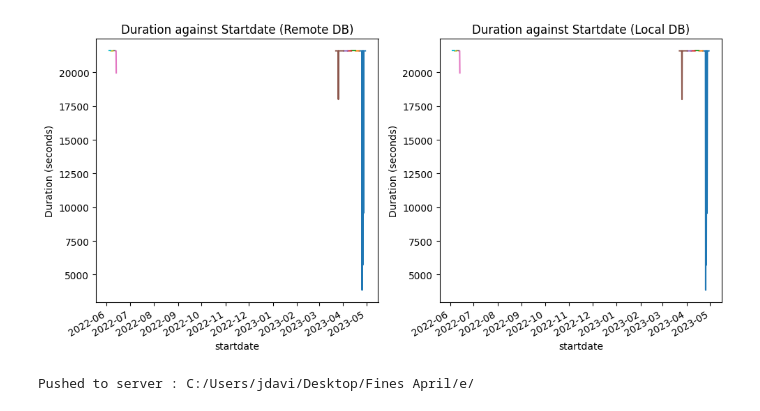
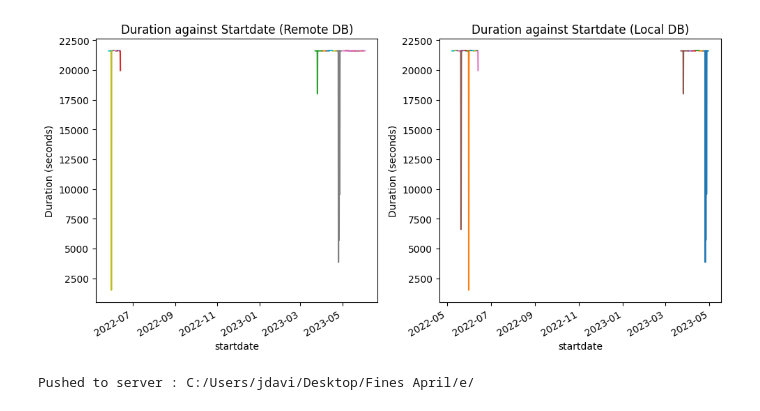
Before and after one commit to jondo89/StackerM, a Jupyter notebook: Fines/2 - Get CSV Files - Fines.ipynb, the cells around one changed output. Drawn from its saved outputs; the diff is of its cells as text; code cells hidden in the pictures.

```diff
--- a/Fines/2 - Get CSV Files - Fines.ipynb
+++ b/Fines/2 - Get CSV Files - Fines.ipynb
@@ -147,7 +147,7 @@ remote_db = remote_client.entangelment
 remote_collection = remote_db[COLLECTIONCSVFILES]
 
 # Fetch last 10 entries from the remote MongoDB
-remote_last_entries = remote_collection.find().sort("_id", pymongo.DESCENDING).limit(10)
+remote_last_entries = remote_collection.find().sort("_id", pymongo.DESCENDING).limit(20)
 
 # Connect to the local MongoDB database
 local_conn_text = 'mongodb://localhost:27017'
@@ -155,35 +155,35 @@ local_client = MongoClient(local_conn_text)
 local_db = local_client.entangelment
 local_collection = local_db[COLLECTIONCSVFILES]
 
 # Fetch last 10 entries from the local MongoDB
-local_last_entries = local_collection.find().sort("_id", pymongo.DESCENDING).limit(10)
+local_last_entries = local_collection.find().sort("_id", pymongo.DESCENDING).limit(20)
 
 fig, axs = plt.subplots(1, 2, figsize=(10, 5))  # Create a new figure with 1 row and 2 columns
 
 # Plot data from the remote database
 for entry in remote_last_entries:
     df = pd.DataFrame(entry['date'])
     df['startdate'] = pd.to_datetime(df['startdate'])
     df['duration'] = pd.to_timedelta(df['duration'])
     df.set_index('startdate', inplace=True)
     df['duration'].dt.total_seconds().plot(kind='line', ax=axs[0])
 axs[0].set_ylabel('Duration (seconds)')
 axs[0].set_title('Duration against Startdate (Remote DB)')
 
 # Plot data from the local database
 for entry in local_last_entries:
     df = pd.DataFrame(entry['date'])
     df['startdate'] = pd.to_datetime(df['startdate'])
     df['duration'] = pd.to_timedelta(df['duration'])
     df.set_index('startdate', inplace=True)
     df['duration'].dt.total_seconds().plot(kind='line', ax=axs[1])
 axs[1].set_ylabel('Duration (seconds)')
 axs[1].set_title('Duration against Startdate (Local DB)')
 
 plt.tight_layout()  # To prevent overlap of subplots
 plt.show()  # Display the figures
 # %% [output]
-[figure, old version]
+[figure, new version]
 # %%
 ##############################################
 ########  CONNECT TO REMOTE MONGODB  ########
```
